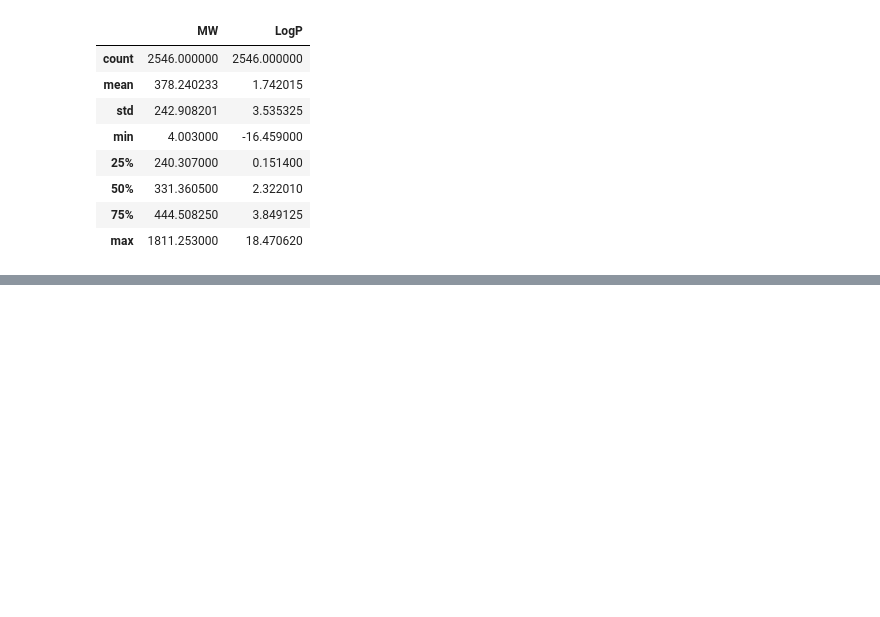
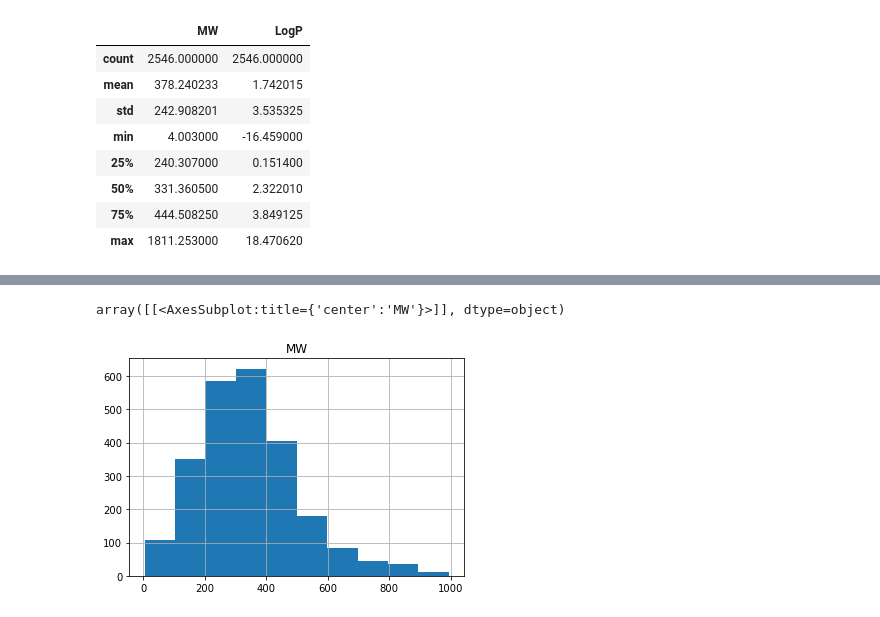
Before and after one commit to francoslucas/tutorials, a Jupyter notebook: tutorial-pw.ipynb, the cells around one changed output, grey strips where cells are left out. Saved outputs shown, nothing was run; the diff lists cells and outputs as text; code cells hidden in the pictures; blank space fills up the shorter version.

```diff
--- a/tutorial-pw.ipynb
+++ b/tutorial-pw.ipynb
@@ -219,0 +220,3 @@ array([[<AxesSubplot: title={'center': 'LogP'}>]], dtype=object)
+# %%
+df_filter3 = df_filter2[df_filter2['MW'].between(0, 1000)]
+df_filter4 = df_filter3[df_filter3['LogP'].between(-10, 10)]
@@ -219,0 +235,5 @@ array([[<AxesSubplot: title={'center': 'LogP'}>]], dtype=object)
+# %%
+df_filter4.hist(column = 'MW', bins=10)
+# %% [output]
+array([[<AxesSubplot:title={'center':'MW'}>]], dtype=object)
+[figure, added]
```
Also changed, not shown: parts of 11 cells of this notebook.
